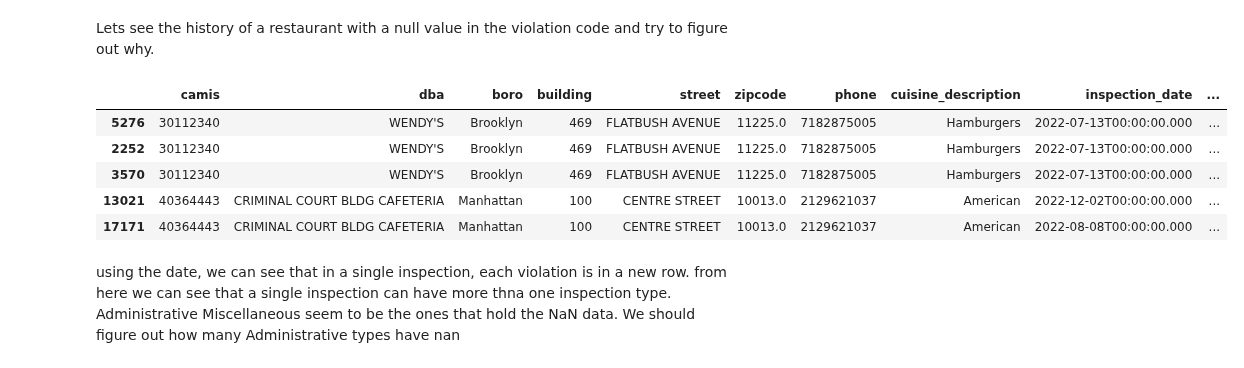
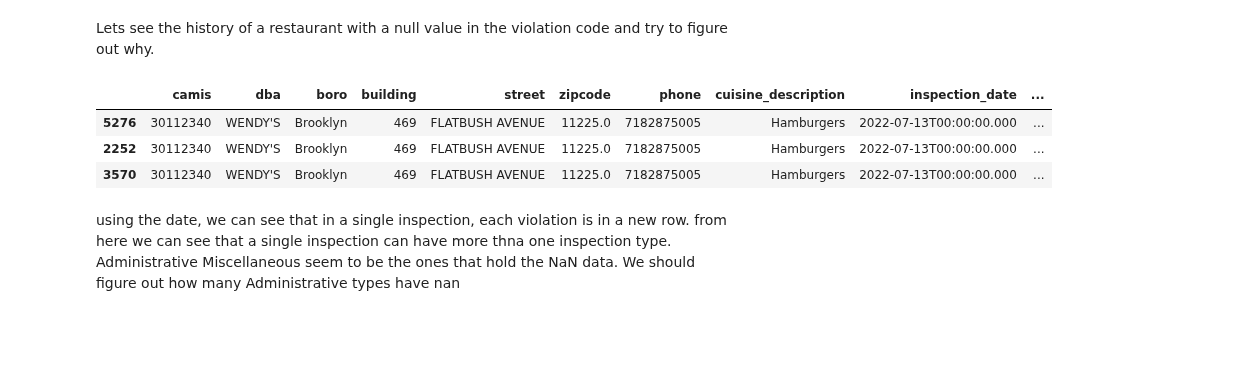
Before and after one commit to Somerville-2023/New-York-health-Inspection-Prediction, a Jupyter notebook: john-folder/api_gplaces/place_and_reviews/john_explore.ipynb, the cells around one changed output. Saved outputs shown, nothing was run; the diff lists cells and outputs as text; code cells hidden in the pictures; blank space fills up the shorter version.

```diff
--- a/john-folder/api_gplaces/place_and_reviews/john_explore.ipynb
+++ b/john-folder/api_gplaces/place_and_reviews/john_explore.ipynb
@@ -159,24 +152,20 @@ len(inspection_vscore), len(inspection_vcode)
 # %% [markdown]
 Lets see the history of a restaurant with a null value in the violation code and try to figure out why.
 # %%
-import pandas as pd
-
 # Step 1: Group by 'camis' and 'inspection_date' and check for nulls in 'violation_code'
 grouped = inspection_df.groupby(['camis', 'inspection_date'])
 groups_with_nulls = grouped.apply(lambda x: x['score'].isna().any())
 
 # Step 2: Filter the DataFrame to include only those groups
 filtered_df = inspection_df[inspection_df.set_index(['camis', 'inspection_date']).index.isin(groups_with_nulls[groups_with_nulls].index)].reset_index(drop=True)
 
 # Now, 'filtered_df' contains only the groups where there are null values in 'violation_code'
-filtered_df.sort_values(by='camis').head(5)
+filtered_df.sort_values(by='camis').head(3)
 # %% [output]
 |  | camis | dba | boro | building | street | zipcode | phone | cuisine_description | inspection_date | ... |
 | 5276 | 30112340 | WENDY'S | Brooklyn | 469 | FLATBUSH AVENUE | 11225.0 | 7182875005 | Hamburgers | 2022-07-13T00:00:00.000 | ... |
 | 2252 | 30112340 | WENDY'S | Brooklyn | 469 | FLATBUSH AVENUE | 11225.0 | 7182875005 | Hamburgers | 2022-07-13T00:00:00.000 | ... |
 | 3570 | 30112340 | WENDY'S | Brooklyn | 469 | FLATBUSH AVENUE | 11225.0 | 7182875005 | Hamburgers | 2022-07-13T00:00:00.000 | ... |
-| 13021 | 40364443 | CRIMINAL COURT BLDG CAFETERIA | Manhattan | 100 | CENTRE STREET | 10013.0 | 2129621037 | American | 2022-12-02T00:00:00.000 | ... |
-| 17171 | 40364443 | CRIMINAL COURT BLDG CAFETERIA | Manhattan | 100 | CENTRE STREET | 10013.0 | 2129621037 | American | 2022-08-08T00:00:00.000 | ... |
 # %% [markdown]
 using the date, we can see that in a single inspection, each violation is in a new row. from here we can see that a single inspection can have more thna one inspection type. Administrative Miscellaneous seem to be the ones that hold the NaN data. We should figure out how many Administrative types have nan
 # %%
```
Also changed, not shown: parts of 4 cells of this notebook.
